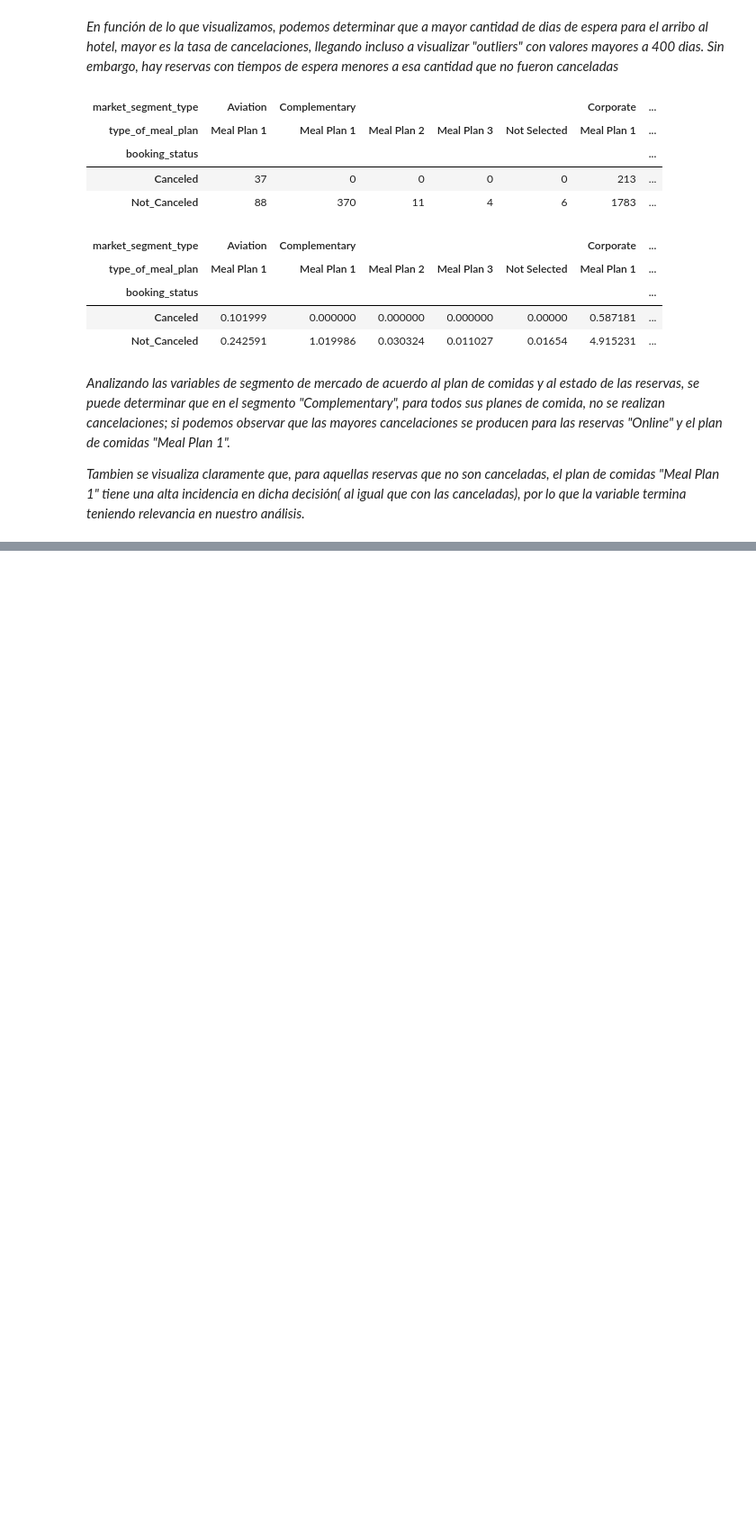
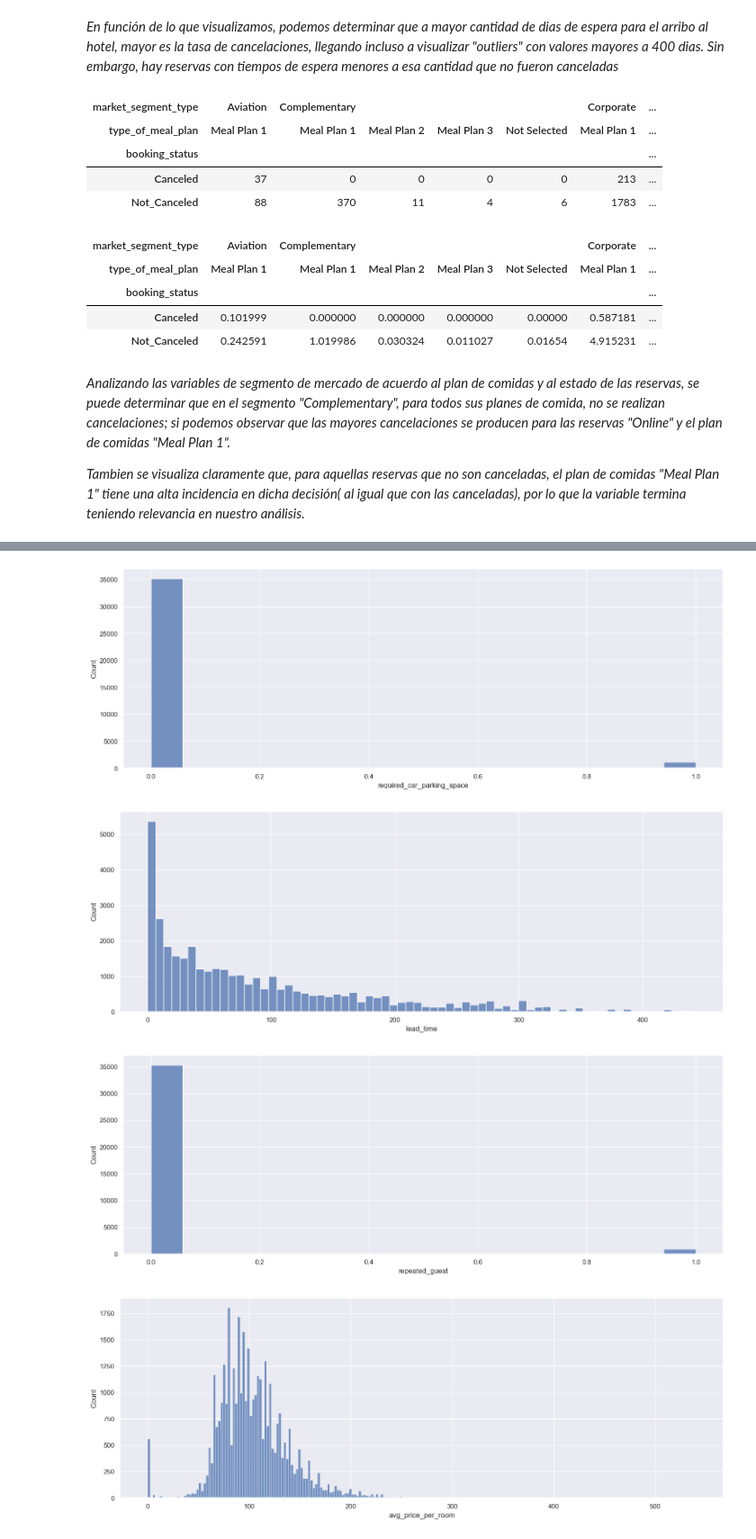
Before and after one commit to daniperez92/Data_Science, a Jupyter notebook: Cuarto Desafío/ProyectoDS_ParteII_Perez.ipynb, the cells around one changed output, grey strips where cells are left out. Shown at 90% size. Saved outputs shown, nothing was run; the diff lists cells and outputs as text; code cells hidden in the pictures; blank space fills up the shorter version.

```diff
--- a/Cuarto Desafío/ProyectoDS_ParteII_Perez.ipynb
+++ b/Cuarto Desafío/ProyectoDS_ParteII_Perez.ipynb
@@ -186,0 +214,3 @@ hotel_pivot_def
+# %%
+hotel_cuant = hotel.select_dtypes(include = np.number)
+hotel_cuant.info()
@@ -186,0 +245,11 @@ hotel_pivot_def
+# %%
+for i in hotel_cuant:
+    plt.figure(figsize=(18, 6))
+    sns.histplot(x =i, data = hotel_cuant)
+    sns.set(font_scale = 1)
+    plt.show()
+# %% [output]
+[figure, added]
+[figure, added]
+[figure, added]
+[figure, added]
```
Also changed, not shown: parts of 27 cells of this notebook.
